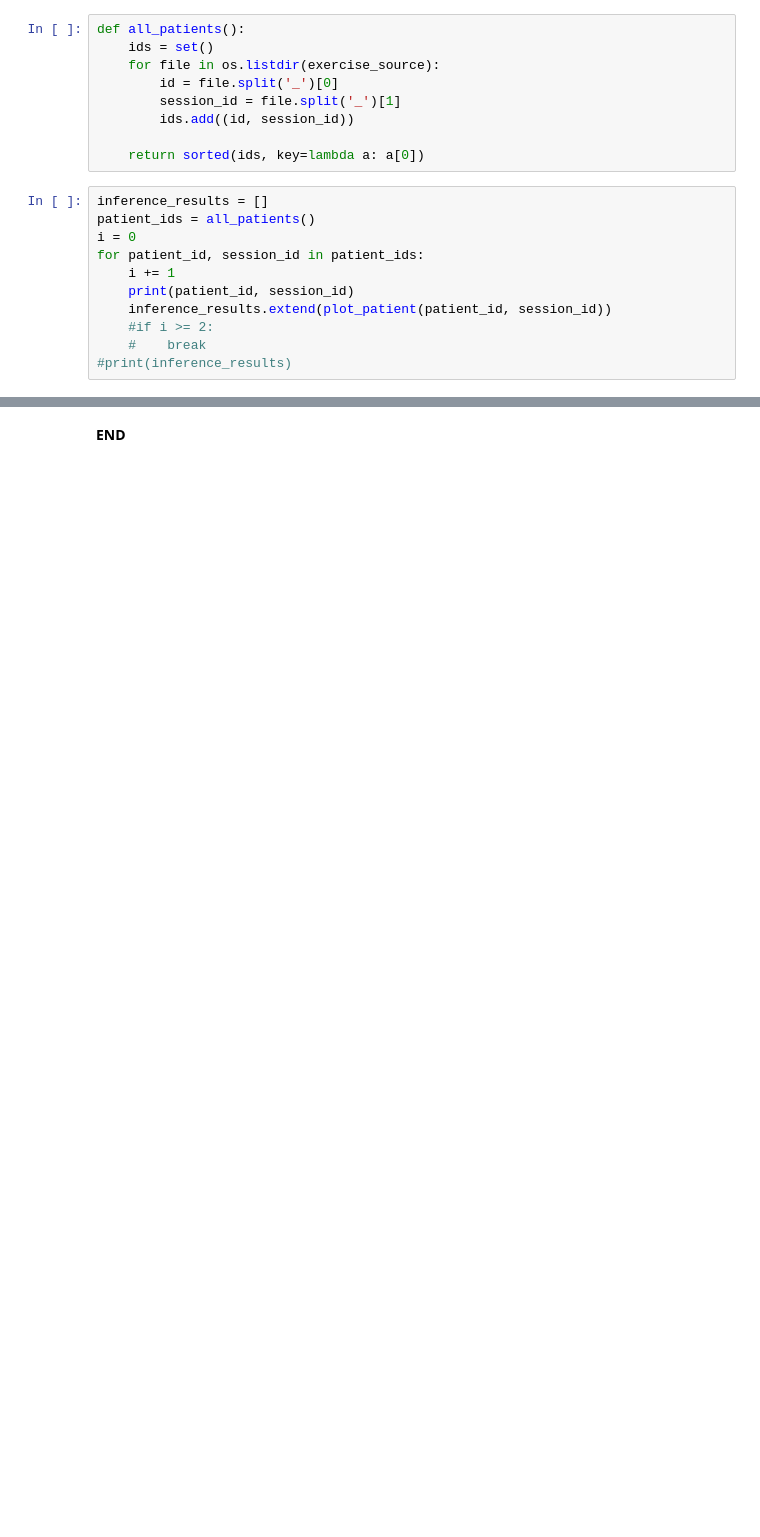
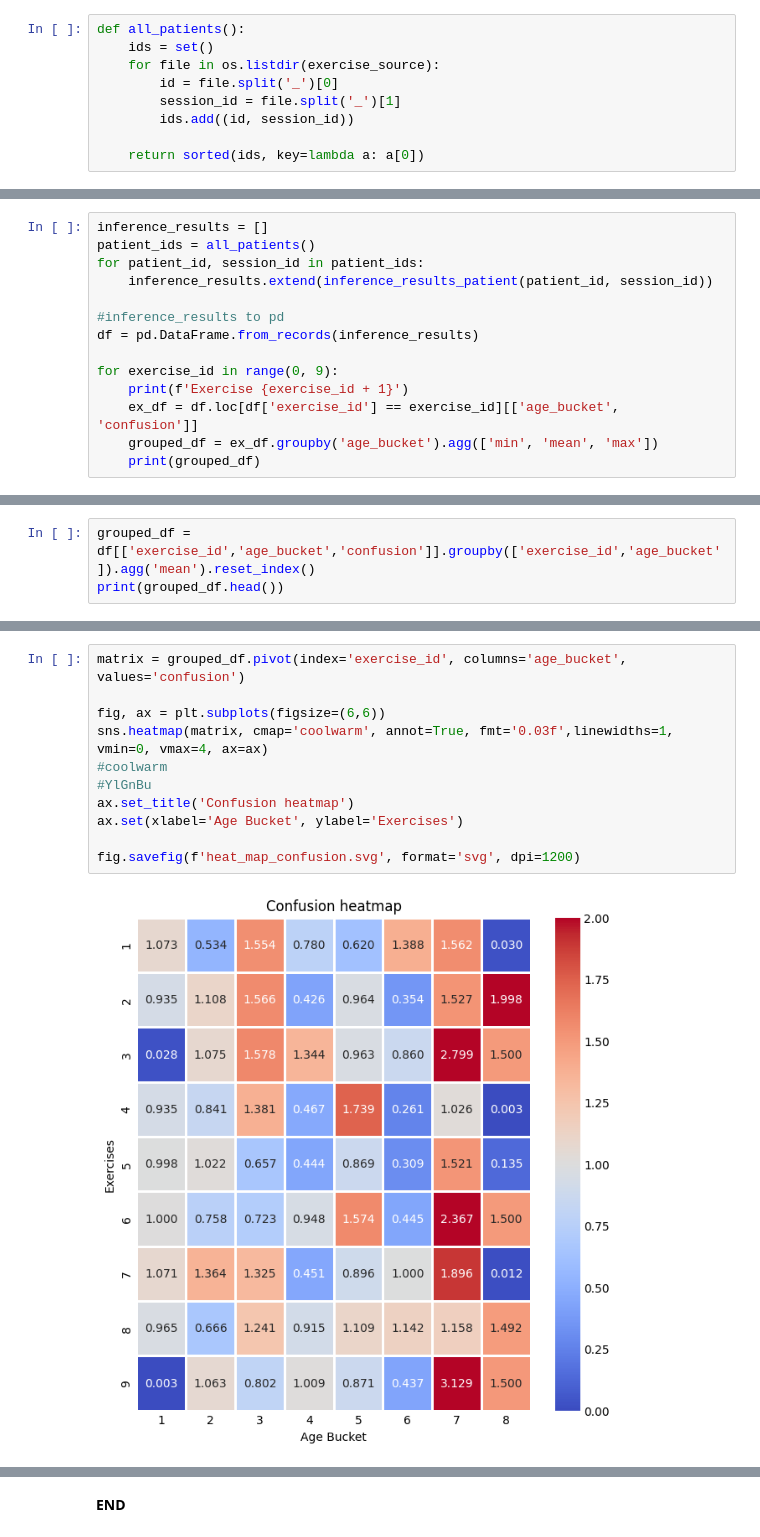
Before and after one commit to Arisiru/research-face-excercises-dynamics, a Jupyter notebook: src/Healthy_patients_inference.ipynb, the cells around one changed output, grey strips where cells are left out. Cells and saved outputs as stored; diff of their text form; blank space fills up the shorter version.

```diff
--- a/src/Healthy_patients_inference.ipynb
+++ b/src/Healthy_patients_inference.ipynb
@@ -321,14 +371,3 @@ def all_patients():
         ids.add((id, session_id))
 
     return sorted(ids, key=lambda a: a[0])
-# %%
-inference_results = []
-patient_ids = all_patients()
-i = 0
-for patient_id, session_id in patient_ids:
-    i += 1
-    print(patient_id, session_id)
-    inference_results.extend(plot_patient(patient_id, session_id))
-    #if i >= 2:
-    #    break
-#print(inference_results)
@@ -391,0 +374,14 @@ SyntaxError: invalid syntax (1106977774.py, line 2)
+# %%
+inference_results = []
+patient_ids = all_patients()
+for patient_id, session_id in patient_ids:
+    inference_results.extend(inference_results_patient(patient_id, session_id))
+
+#inference_results to pd
+df = pd.DataFrame.from_records(inference_results)
+
+for exercise_id in range(0, 9):
+    print(f'Exercise {exercise_id + 1}')
+    ex_df = df.loc[df['exercise_id'] == exercise_id][['age_bucket', 'confusion']]
+    grouped_df = ex_df.groupby('age_bucket').agg(['min', 'mean', 'max'])
+    print(grouped_df)
@@ -391,0 +408,3 @@ SyntaxError: invalid syntax (1106977774.py, line 2)
+# %%
+grouped_df = df[['exercise_id','age_bucket','confusion']].groupby(['exercise_id','age_bucket']).agg('mean').reset_index()
+print(grouped_df.head())
@@ -391,0 +418,13 @@ SyntaxError: invalid syntax (1106977774.py, line 2)
+# %%
+matrix = grouped_df.pivot(index='exercise_id', columns='age_bucket', values='confusion')
+
+fig, ax = plt.subplots(figsize=(6,6))
+sns.heatmap(matrix, cmap='coolwarm', annot=True, fmt='0.03f',linewidths=1, vmin=0, vmax=4, ax=ax)
+#coolwarm
+#YlGnBu
+ax.set_title('Confusion heatmap')
+ax.set(xlabel='Age Bucket', ylabel='Exercises')
+
+fig.savefig(f'heat_map_confusion.svg', format='svg', dpi=1200)
+# %% [output]
+[figure, added]
```
Also changed, not shown: parts of 22 cells of this notebook, 8 other files.
